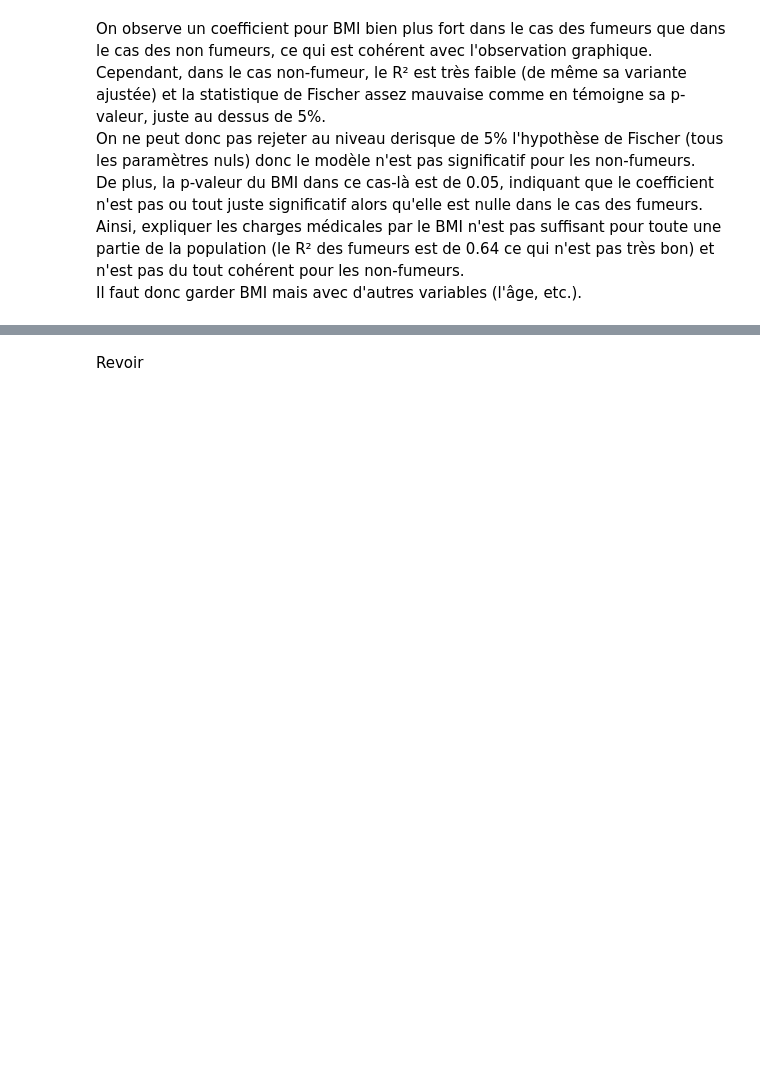
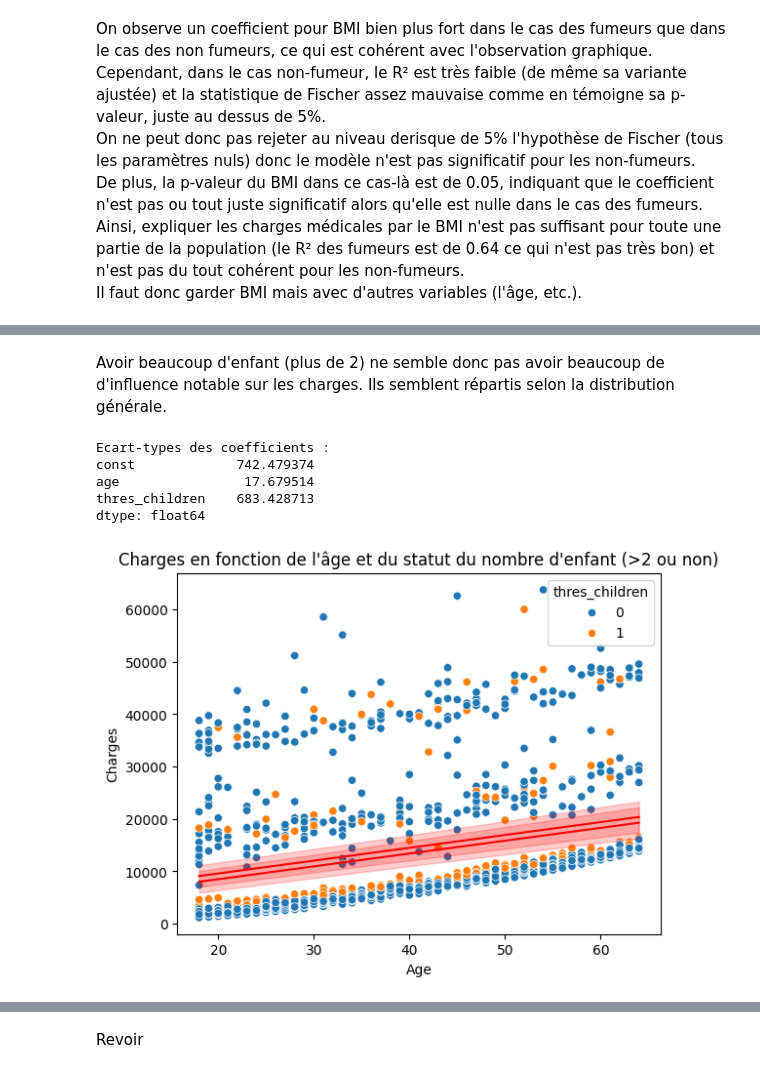
Before and after one commit to ultac/Projet-GLM, a Jupyter notebook: GLM Medical Charges.ipynb, the cells around one changed output, grey strips where cells are left out. Saved outputs shown, nothing was run; the diff lists cells and outputs as text; code cells hidden in the pictures; blank space fills up the shorter version.

```diff
--- a/GLM Medical Charges.ipynb
+++ b/GLM Medical Charges.ipynb
@@ -593,0 +606,42 @@ Il faut donc garder BMI mais avec d'autres variables (l'âge, etc.).
+# %% [markdown]
+Avoir beaucoup d'enfant (plus de 2) ne semble donc pas avoir beaucoup de d'influence notable sur les charges. Ils semblent répartis selon la distribution générale.
+# %%
+y = data_processed_bis["charges"]
+X = data_processed_bis.drop("charges", axis=1)
+X = X[["const","age","thres_children"]]
+X_train, X_test, y_train,y_test = train_test_split(X,y, test_size=0.2, random_state=42)
+results = sm.OLS(y_train,X_train).fit()
+#Pas de scaler car une seule variable quantitative
+print("Ecart-types des coefficients :")
+print(results.bse)
+
+age_range = np.linspace(data_processed_bis['age'].min(), data_processed_bis['age'].max(), 200)
+charges_pred_bcp_enfant = results.params.iloc[0] + results.params.iloc[1]*age_range + results.params.iloc[2]*1
+charges_pred_peu_enfant = results.params.iloc[0] + results.params.iloc[1]*age_range + results.params.iloc[2]*0
+
+se_pred_bcp_enfant = np.sqrt(results.bse.iloc[0]**2 + (age_range*results.bse.iloc[1])**2 + (1*results.bse.iloc[2])**2)
+se_pred_peu_enfant = np.sqrt(results.bse.iloc[0]**2 + (age_range*results.bse.iloc[1])**2 + (0*results.bse.iloc[2])**2)
+
+lower_bcp_enfant = charges_pred_bcp_enfant - 1.96*se_pred_bcp_enfant
+upper_bcp_enfant = charges_pred_bcp_enfant + 1.96*se_pred_bcp_enfant
+
+lower_peu_enfant = charges_pred_peu_enfant - 1.96*se_pred_bcp_enfant
+upper_peu_enfant = charges_pred_peu_enfant + 1.96*se_pred_bcp_enfant
+
+sns.scatterplot(data = data_processed_bis, y = "charges",x = "age",hue="thres_children")
+plt.title("Charges en fonction de l'âge et du statut du nombre d'enfant (>2 ou non)")
+plt.plot(age_range, charges_pred_bcp_enfant, color='red', label='Droite de régression >2 enfant')
+plt.plot(age_range, charges_pred_peu_enfant, color='red', label='Droite de régression <=2 enfant')
+plt.fill_between(age_range, lower_bcp_enfant, upper_bcp_enfant, color='red', alpha=0.2, label='IC 95%')
+plt.fill_between(age_range, lower_peu_enfant, upper_peu_enfant, color='red', alpha=0.2, label='IC 95%')
+
+plt.xlabel("Age")
+plt.ylabel("Charges")
+plt.show()
+# %% [output]
+Ecart-types des coefficients :
+const             742.479374
+age                17.679514
+thres_children    683.428713
+dtype: float64
+[figure, added]
```
Also changed, not shown: parts of 35 cells of this notebook.
